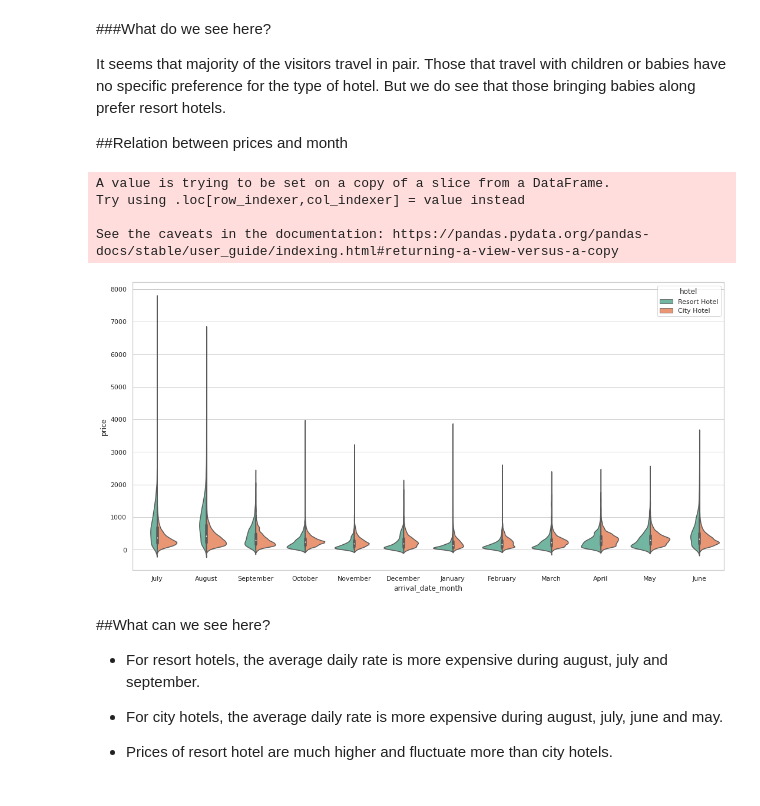
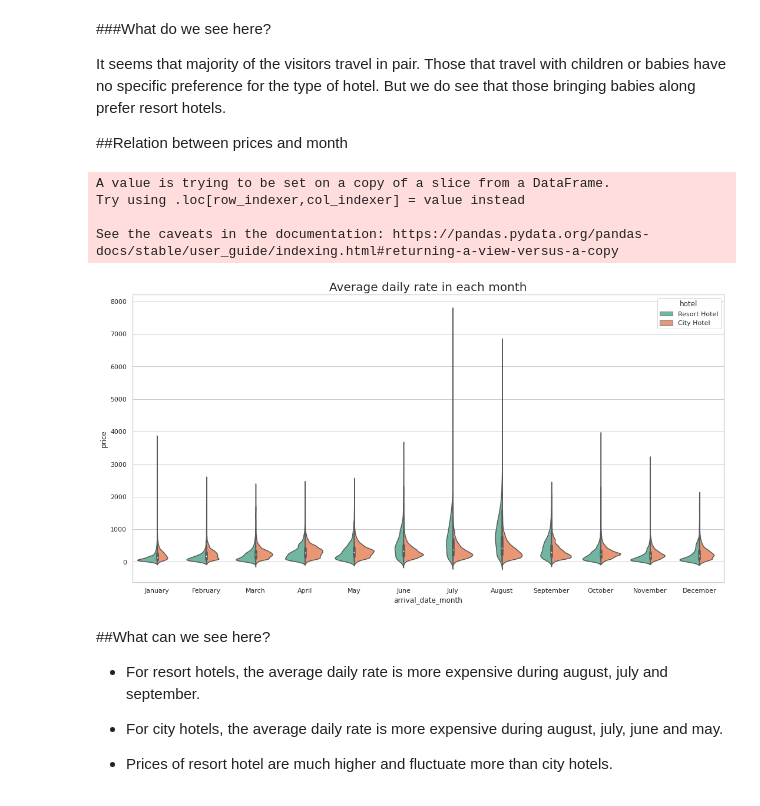
Before and after one commit to Aayushi-Sharma24/EDA-Hotel-Booking-Analysis, a Jupyter notebook: Aayushi_Sharma_Hotel_Booking_Analysis_Capstone_Project.ipynb, the cells around one changed output. Drawn from its saved outputs; the diff is of its cells as text; code cells hidden in the pictures.

```diff
--- a/Aayushi_Sharma_Hotel_Booking_Analysis_Capstone_Project.ipynb
+++ b/Aayushi_Sharma_Hotel_Booking_Analysis_Capstone_Project.ipynb
@@ -501,23 +501,24 @@ It seems that majority of the visitors travel in pair. Those that travel with ch
 # %%
 #Enlarging figure size
 plt.figure(figsize=(18,9))
 
 # Calculating average daily rate per person for guests who gave not canceled booking
 df['adr_pp'] = df['adr']/(df['adults'] + df['children'])
 actual_guests = df.loc[df['is_canceled'] == 0]
 actual_guests['price'] = actual_guests['adr'] * (actual_guests['stays_in_weekend_nights'] + actual_guests['stays_in_week_nights'])
 
 # Plotting the data using violinplot
 sns.violinplot(x="arrival_date_month", y="price", hue="hotel",
-                    data=actual_guests, palette="Set2", split=True)
+                    data=actual_guests, palette="Set2", split=True, order = ['January', 'February', 'March', 'April', 'May', 'June', 'July',
+           'August', 'September', 'October', 'November', 'December']).set_title("Average daily rate in each month",fontsize=20)
 # Show object
 plt.show()
 # %% [output]
 A value is trying to be set on a copy of a slice from a DataFrame.
 Try using .loc[row_indexer,col_indexer] = value instead
 
 See the caveats in the documentation: https://pandas.pydata.org/pandas-docs/stable/user_guide/indexing.html#returning-a-view-versus-a-copy
-[figure, old version]
+[figure, new version]
 # %% [markdown]
 ##What can we see here?
 
```
Also changed, not shown: parts of 21 cells of this notebook.
